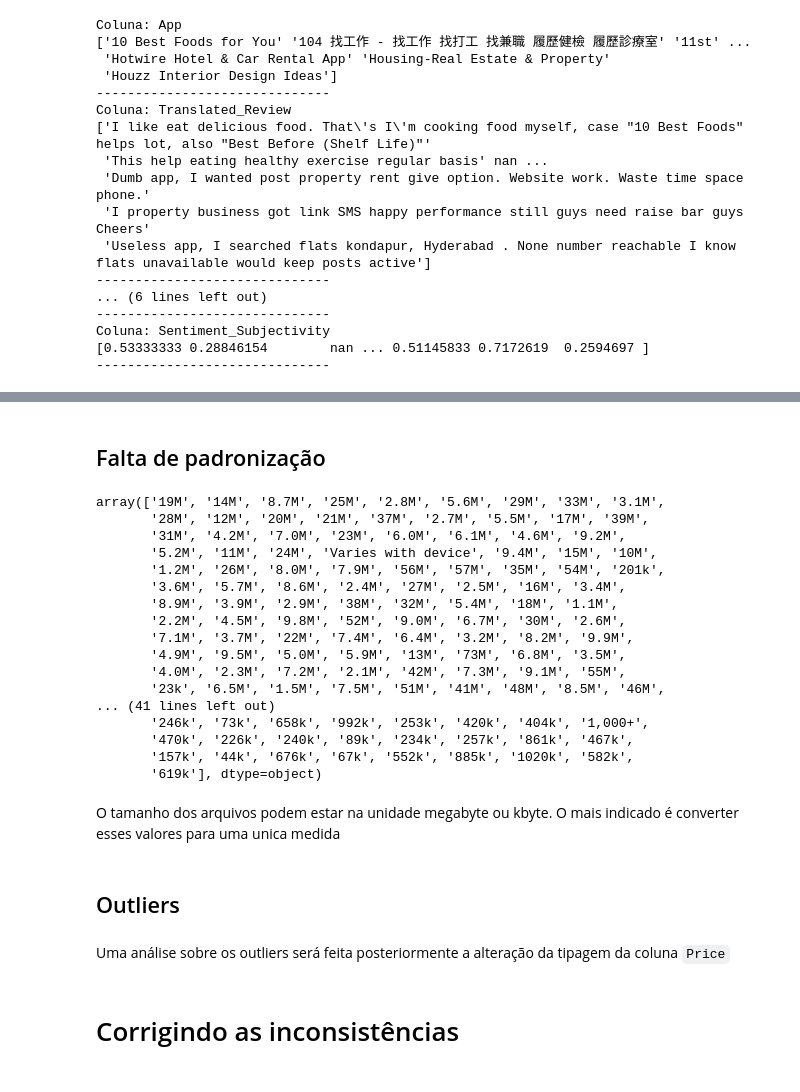
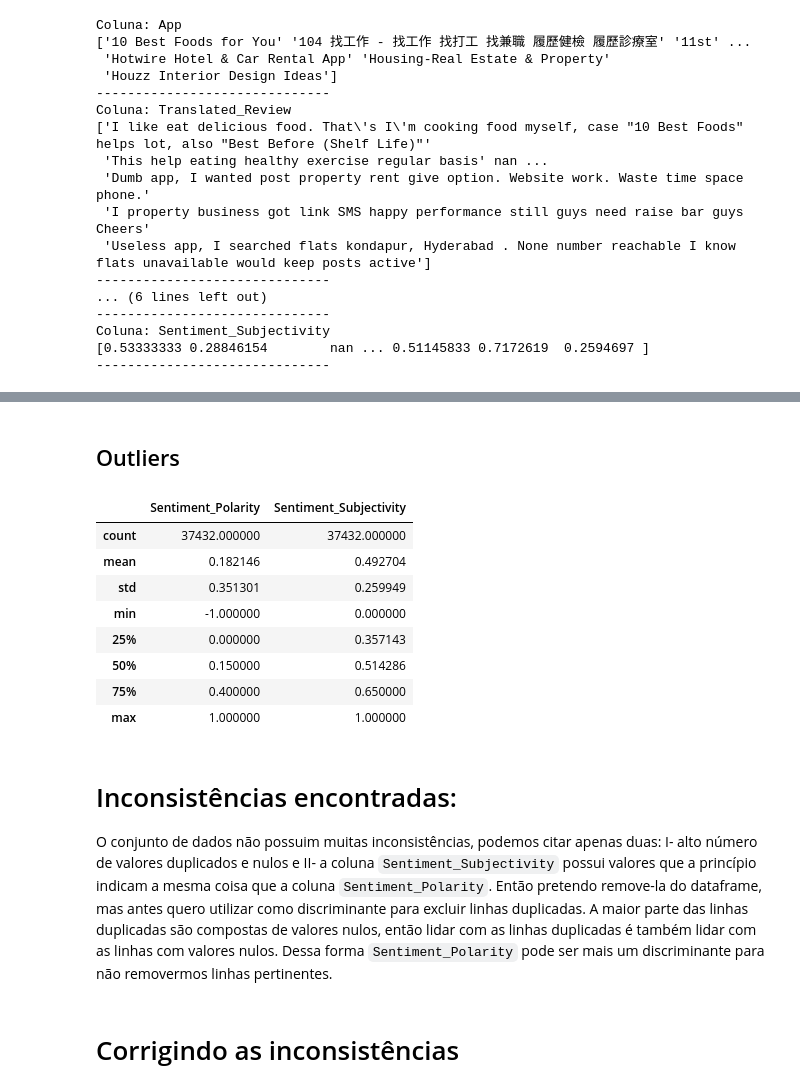
Before and after one commit to AlvaroSampaio/Google-play-store-apps, a Jupyter notebook: notebooks/01B-limpeza-de-dados.ipynb, the cells around one changed output, grey strips where cells are left out. Cells and saved outputs as stored; diff of their text form; code cells hidden in the pictures.

```diff
--- a/notebooks/01B-limpeza-de-dados.ipynb
+++ b/notebooks/01B-limpeza-de-dados.ipynb
@@ -211,31 +126,21 @@ A coluna `price` está no formato textual, mas é interessante que ela seja conv
-# %% [markdown]
-## Falta de padronização
-# %%
-df['Size'].unique()
-# %% [output]
-array(['19M', '14M', '8.7M', '25M', '2.8M', '5.6M', '29M', '33M', '3.1M',
-       '28M', '12M', '20M', '21M', '37M', '2.7M', '5.5M', '17M', '39M',
-       '31M', '4.2M', '7.0M', '23M', '6.0M', '6.1M', '4.6M', '9.2M',
-       '5.2M', '11M', '24M', 'Varies with device', '9.4M', '15M', '10M',
-       '1.2M', '26M', '8.0M', '7.9M', '56M', '57M', '35M', '54M', '201k',
-       '3.6M', '5.7M', '8.6M', '2.4M', '27M', '2.5M', '16M', '3.4M',
-       '8.9M', '3.9M', '2.9M', '38M', '32M', '5.4M', '18M', '1.1M',
-       '2.2M', '4.5M', '9.8M', '52M', '9.0M', '6.7M', '30M', '2.6M',
-       '7.1M', '3.7M', '22M', '7.4M', '6.4M', '3.2M', '8.2M', '9.9M',
-       '4.9M', '9.5M', '5.0M', '5.9M', '13M', '73M', '6.8M', '3.5M',
-       '4.0M', '2.3M', '7.2M', '2.1M', '42M', '7.3M', '9.1M', '55M',
-       '23k', '6.5M', '1.5M', '7.5M', '51M', '41M', '48M', '8.5M', '46M',
-... (41 lines left out)
-       '246k', '73k', '658k', '992k', '253k', '420k', '404k', '1,000+',
-       '470k', '226k', '240k', '89k', '234k', '257k', '861k', '467k',
-       '157k', '44k', '676k', '67k', '552k', '885k', '1020k', '582k',
-       '619k'], dtype=object)
-# %% [markdown]
-O tamanho dos arquivos podem estar na unidade megabyte ou kbyte. O mais indicado é converter esses valores para uma unica medida
 # %% [markdown]
 ## Outliers
-# %% [markdown]
-Uma análise sobre os outliers será feita posteriormente a alteração da tipagem da coluna `Price`
+# %%
+df.describe()
+# %% [output]
+|  | Sentiment_Polarity | Sentiment_Subjectivity |
+| count | 37432.000000 | 37432.000000 |
+| mean | 0.182146 | 0.492704 |
+| std | 0.351301 | 0.259949 |
+| min | -1.000000 | 0.000000 |
+| 25% | 0.000000 | 0.357143 |
+| 50% | 0.150000 | 0.514286 |
+| 75% | 0.400000 | 0.650000 |
+| max | 1.000000 | 1.000000 |
+# %% [markdown]
+# Inconsistências encontradas:
+
+O conjunto de dados não possuim muitas inconsistências, podemos citar apenas duas: I- alto número de valores duplicados e nulos e II- a coluna `Sentiment_Subjectivity` possui valores que a princípio indicam a mesma coisa que a coluna `Sentiment_Polarity`. Então pretendo remove-la do dataframe, mas antes quero utilizar como discriminante para excluir linhas duplicadas. A maior parte das linhas duplicadas são compostas de valores nulos, então lidar com as linhas duplicadas é também lidar com as linhas com valores nulos. Dessa forma `Sentiment_Polarity` pode ser mais um discriminante para não removermos linhas pertinentes.
 # %% [markdown]
 # Corrigindo as inconsistências
 # %% [markdown]
```
Also changed, not shown: parts of 32 cells of this notebook.
